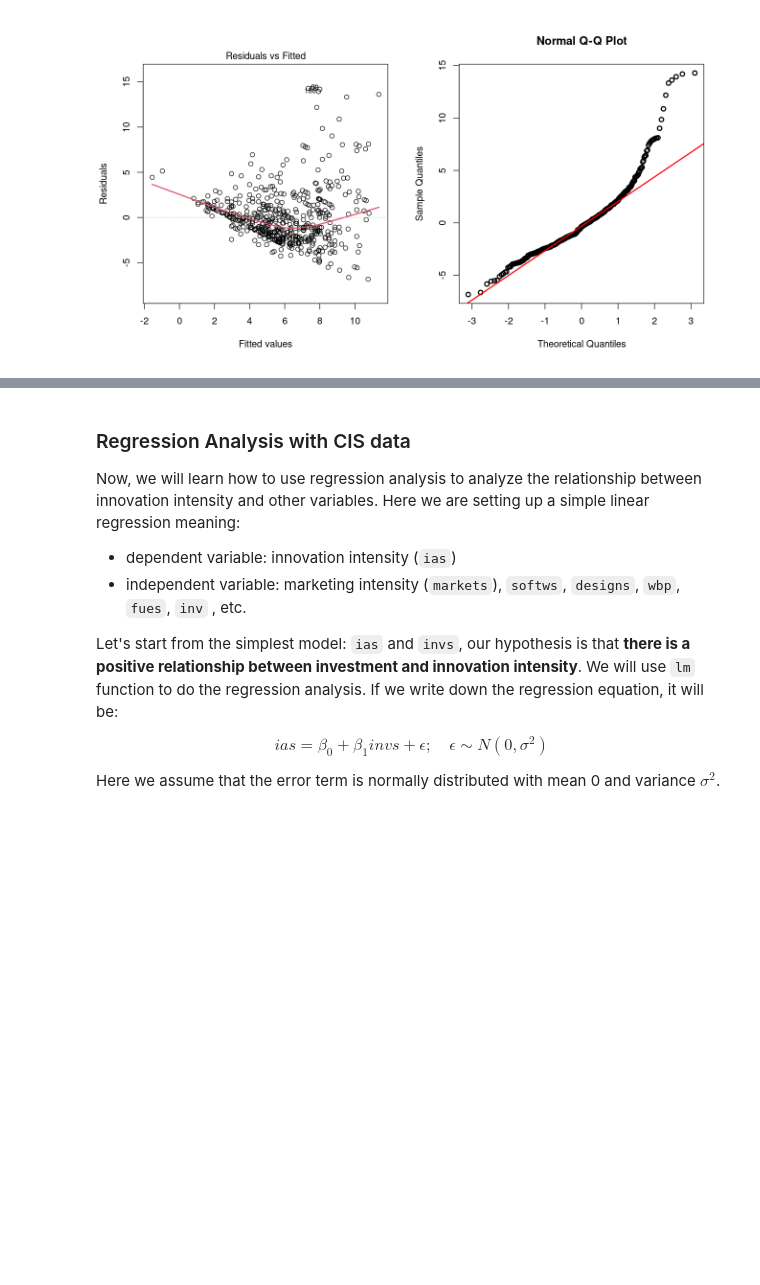
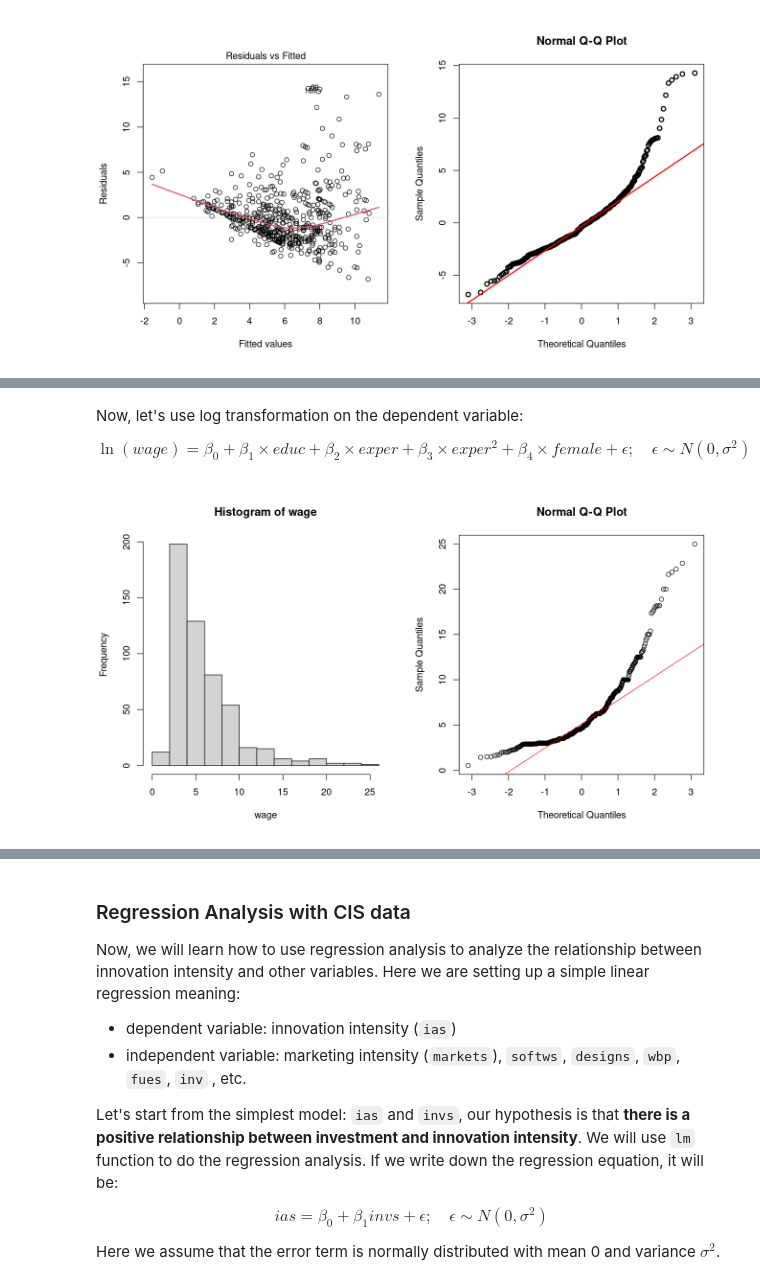
Before and after one commit to oceanumeric/data-science-go-small, a Jupyter notebook: all-in-one-for-the-exam/all-in-one.ipynb, the cells around one changed output, grey strips where cells are left out. Cells and saved outputs as stored; diff of their text form; code cells hidden in the pictures; blank space fills up the shorter version.

```diff
--- a/all-in-one-for-the-exam/all-in-one.ipynb
+++ b/all-in-one-for-the-exam/all-in-one.ipynb
@@ -1655,0 +1682,15 @@ to make the dependent variable normally distributed.
+# %% [markdown]
+Now, let's use log transformation on the dependent variable:
+
+$$
+\ln(wage) = \beta_0 + \beta_1 \times educ + \beta_2 \times exper + \beta_3 \times exper^2 + \beta_4  \times female + \epsilon; \quad \epsilon \sim N(0, \sigma^2)
+$$
+# %%
+# univariate analysis
+par(mfrow=c(1,2))
+wage1 %>%
+    with(hist(wage))
+qqnorm(wage1$wage)
+qqline(wage1$wage, col='red')
+# %% [output]
+[figure, added]
```
Also changed, not shown: parts of 5 cells of this notebook.
